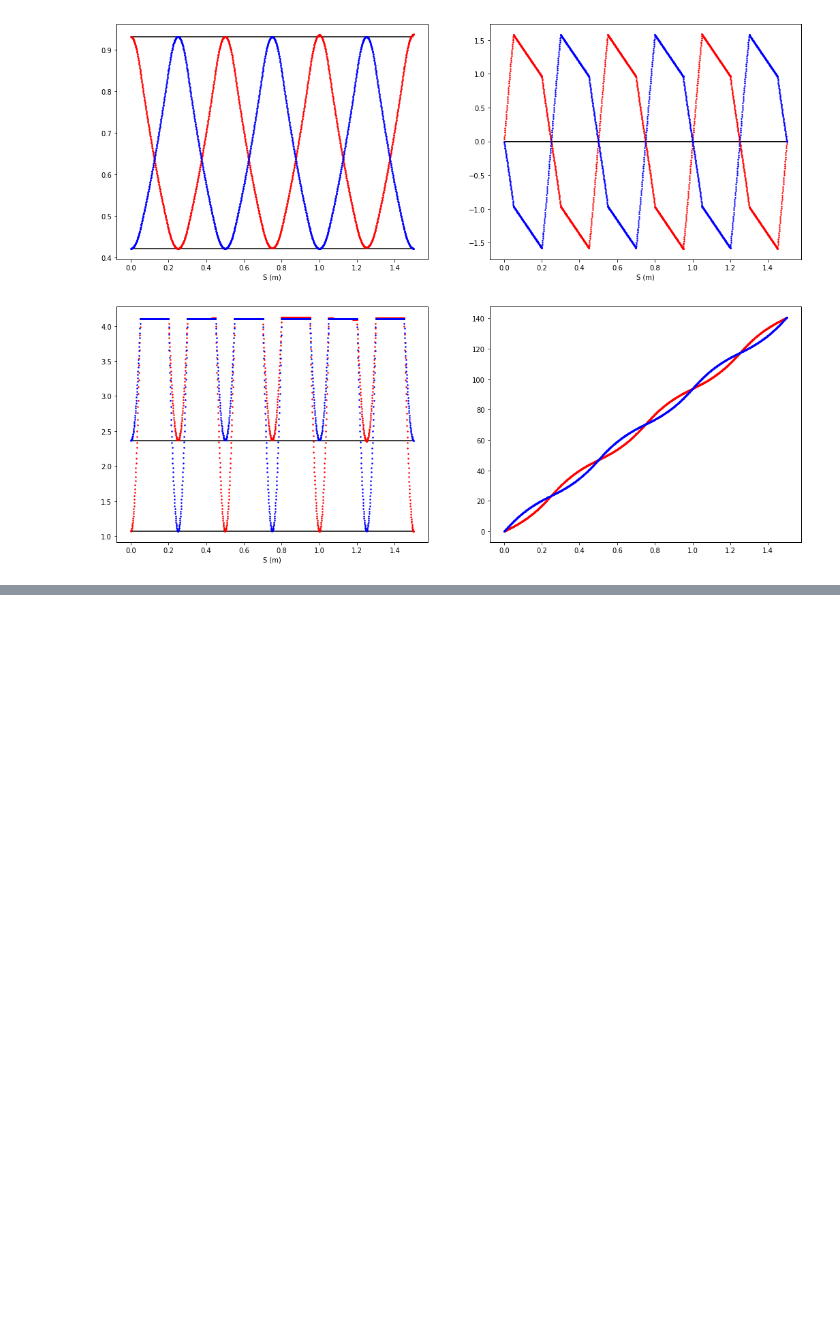
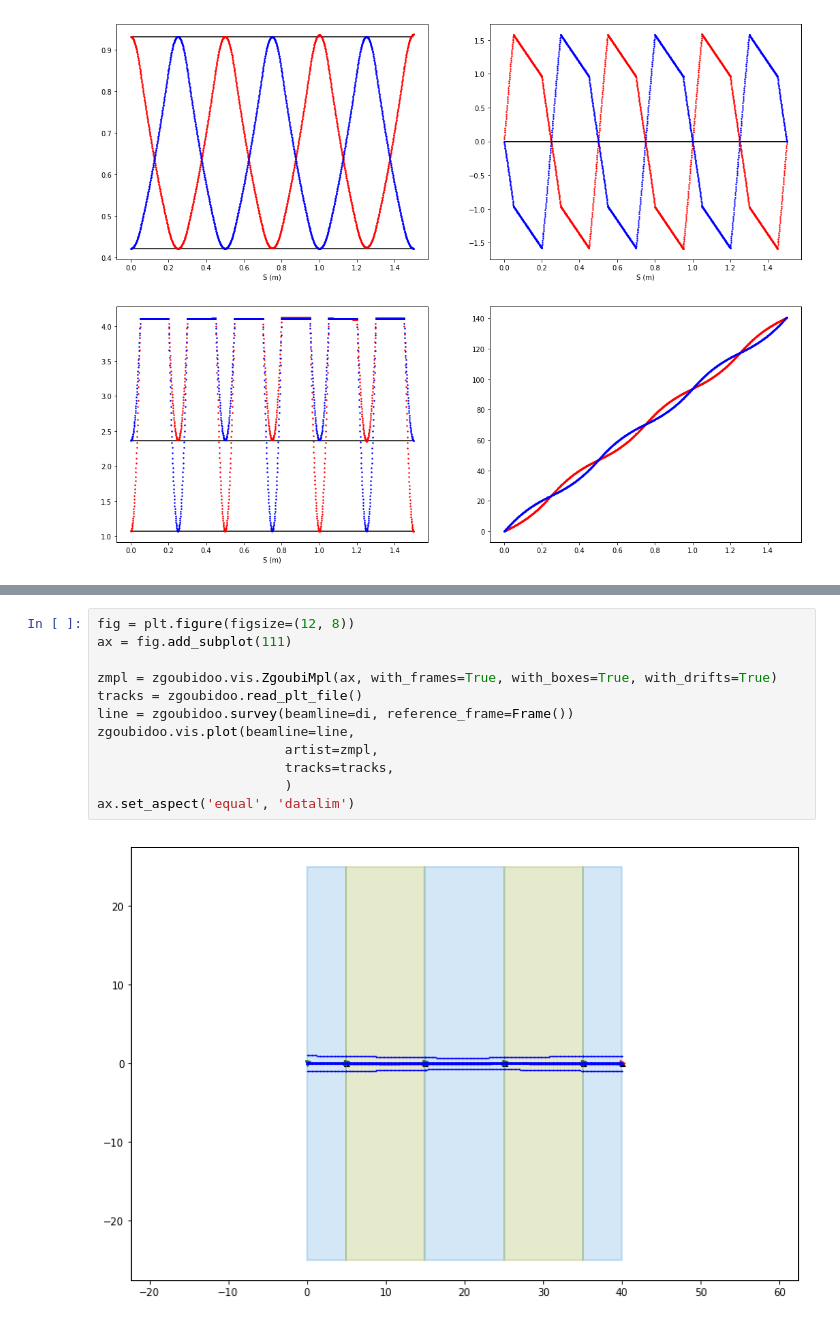
Before and after one commit to ULB-Metronu/zgoubidoo, a Jupyter notebook: examples/Zgoubidoo examples - Twiss.ipynb, the cells around one changed output, grey strips where cells are left out. Saved outputs shown, nothing was run; the diff lists cells and outputs as text; blank space fills up the shorter version.

```diff
--- a/examples/Zgoubidoo examples - Twiss.ipynb
+++ b/examples/Zgoubidoo examples - Twiss.ipynb
@@ -294,0 +416,14 @@ plt.show()
+# %%
+fig = plt.figure(figsize=(12, 8))
+ax = fig.add_subplot(111)
+
+zmpl = zgoubidoo.vis.ZgoubiMpl(ax, with_frames=True, with_boxes=True, with_drifts=True)
+tracks = zgoubidoo.read_plt_file()
+line = zgoubidoo.survey(beamline=di, reference_frame=Frame())
+zgoubidoo.vis.plot(beamline=line,
+                        artist=zmpl,
+                        tracks=tracks,
+                        )
+ax.set_aspect('equal', 'datalim')
+# %% [output]
+[figure, added]
```
Also changed, not shown: parts of 11 cells of this notebook, 6 other files.
